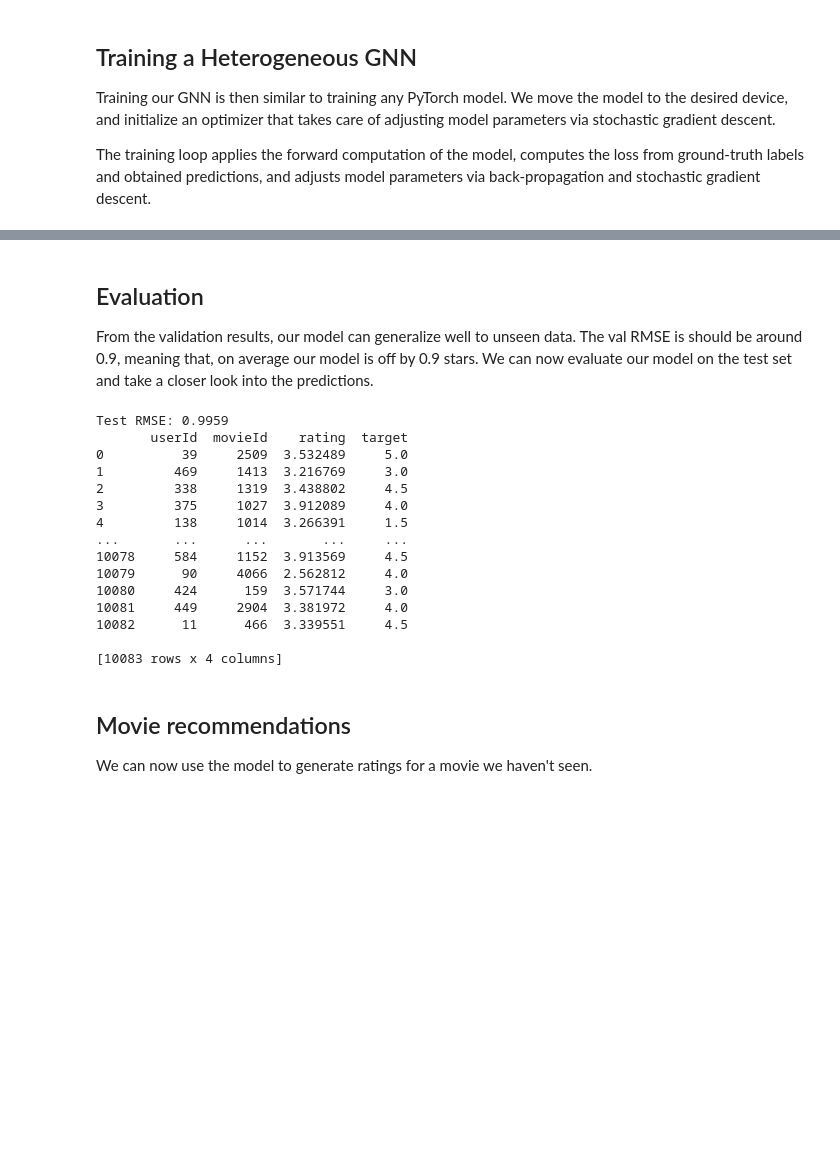
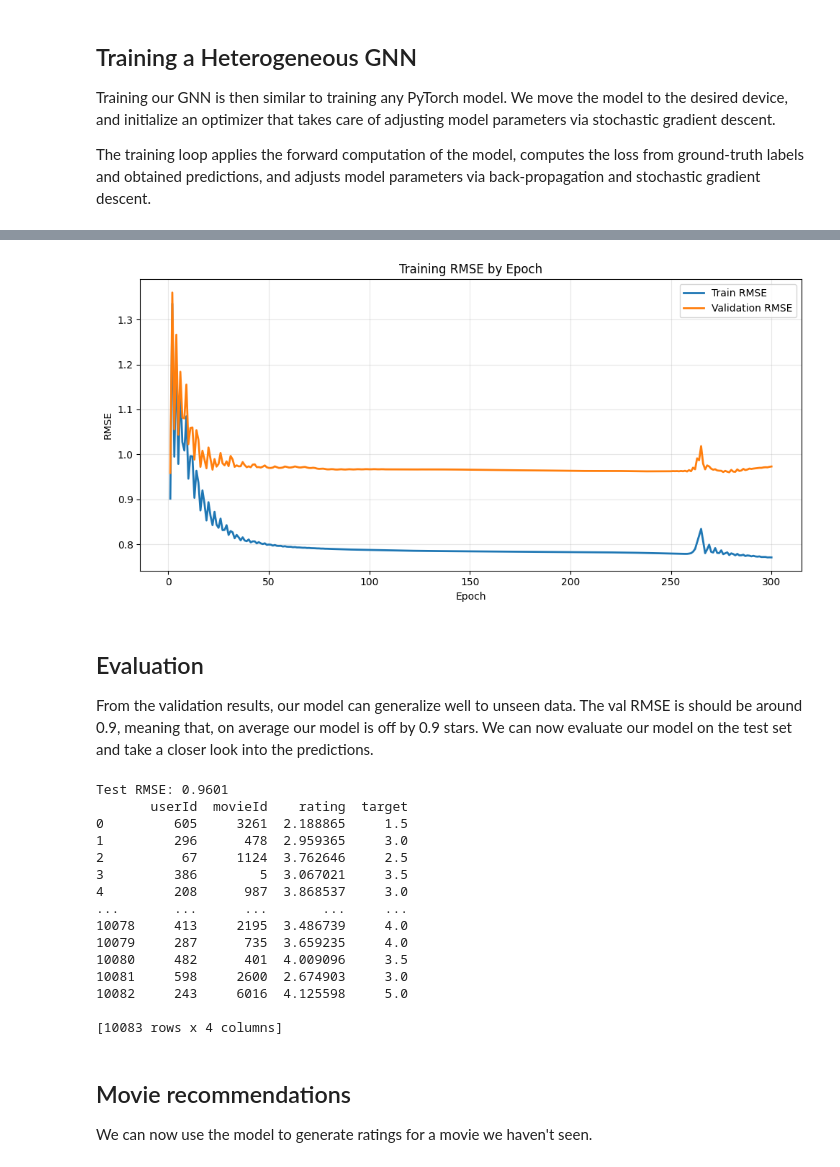
Before and after one commit to HemaNaidu91/tsm_mach_le_data, a Jupyter notebook: training/poc/graph-nn-link-regression.ipynb, the cells around one changed output, grey strips where cells are left out. Drawn from its saved outputs; the diff is of its cells as text; code cells hidden in the pictures; blank space fills up the shorter version.

```diff
--- a/training/poc/graph-nn-link-regression.ipynb
+++ b/training/poc/graph-nn-link-regression.ipynb
@@ -468,9 +489,10 @@ def train():
     pred = model(
         train_data.x_dict,
         train_data.edge_index_dict,
-        train_data["user", "movie"].edge_label_index,
+        train_data.edge_attr_dict,
+        train_data["user", "rates", "movie"].edge_label_index,
     )
-    target = train_data["user", "movie"].edge_label
+    target = train_data["user", "rates", "movie"].edge_label
     loss = F.mse_loss(pred, target)
     loss.backward()
     optimizer.step()
@@ -482,21 +504,35 @@ def test(data):
     data = data.to(device)
     model.eval()
     pred = model(
-        data.x_dict, data.edge_index_dict, data["user", "movie"].edge_label_index
+        data.x_dict,
+        data.edge_index_dict,
+        data.edge_attr_dict,
+        data["user", "rates", "movie"].edge_label_index,
     )
     pred = pred.clamp(min=0, max=5)
-    target = data["user", "movie"].edge_label.float()
+    target = data["user", "rates", "movie"].edge_label.float()
     rmse = F.mse_loss(pred, target).sqrt()
     return float(rmse)
 
+
+training_history = []
 
 for epoch in range(1, 301):
     train_data = train_data.to(device)
     loss = train()
     train_rmse = test(train_data)
     val_rmse = test(val_data)
+    training_history.append(
+        {
+            "epoch": epoch,
+            "train_rmse": train_rmse,
+            "val_rmse": val_rmse,
+        }
+    )
     print(
         f"Epoch: {epoch:03d}, Loss: {loss:.4f}, Train: {train_rmse:.4f}, "
         f"Val: {val_rmse:.4f}"
     )
+
+training_history_df = pd.DataFrame(training_history)
 # %% [output]
@@ -522,3 +561,26 @@ Epoch: 300, Loss: 0.9992, Train: 0.9994, Val: 1.0133
+# %%
+fig, ax = plt.subplots(figsize=(10, 5))
+ax.plot(
+    training_history_df["epoch"],
+    training_history_df["train_rmse"],
+    label="Train RMSE",
+    linewidth=2,
+)
+ax.plot(
+    training_history_df["epoch"],
+    training_history_df["val_rmse"],
+    label="Validation RMSE",
+    linewidth=2,
+)
+ax.set_title("Training RMSE by Epoch")
+ax.set_xlabel("Epoch")
+ax.set_ylabel("RMSE")
+ax.grid(alpha=0.3)
+ax.legend()
+plt.tight_layout()
+plt.show()
+# %% [output]
+[figure, added]
 # %% [markdown]
 ## Evaluation
 
@@ -529,15 +591,16 @@ with torch.no_grad():
     pred = model(
         test_data.x_dict,
         test_data.edge_index_dict,
-        test_data["user", "movie"].edge_label_index,
+        test_data.edge_attr_dict,
+        test_data["user", "rates", "movie"].edge_label_index,
     )
     pred = pred.clamp(min=0, max=5)
-    target = test_data["user", "movie"].edge_label.float()
+    target = test_data["user", "rates", "movie"].edge_label.float()
     rmse = F.mse_loss(pred, target).sqrt()
     print(f"Test RMSE: {rmse:.4f}")
 
-userId = test_data["user", "movie"].edge_label_index[0].cpu().numpy()
-movieId = test_data["user", "movie"].edge_label_index[1].cpu().numpy()
+userId = test_data["user", "rates", "movie"].edge_label_index[0].cpu().numpy()
+movieId = test_data["user", "rates", "movie"].edge_label_index[1].cpu().numpy()
 pred = pred.cpu().numpy()
 target = target.cpu().numpy()
 
@@ -547,19 +610,19 @@ print(
     )
 )
 # %% [output]
-Test RMSE: 0.9959
+Test RMSE: 0.9601
        userId  movieId    rating  target
-0          39     2509  3.532489     5.0
-1         469     1413  3.216769     3.0
-2         338     1319  3.438802     4.5
-3         375     1027  3.912089     4.0
-4         138     1014  3.266391     1.5
+0         605     3261  2.188865     1.5
+1         296      478  2.959365     3.0
+2          67     1124  3.762646     2.5
+3         386        5  3.067021     3.5
+4         208      987  3.868537     3.0
 ...       ...      ...       ...     ...
-10078     584     1152  3.913569     4.5
-10079      90     4066  2.562812     4.0
-10080     424      159  3.571744     3.0
-10081     449     2904  3.381972     4.0
-10082      11      466  3.339551     4.5
+10078     413     2195  3.486739     4.0
+10079     287      735  3.659235     4.0
+10080     482      401  4.009096     3.5
+10081     598     2600  2.674903     3.0
+10082     243     6016  4.125598     5.0
 
 [10083 rows x 4 columns]
 # %% [markdown]
```
Also changed, not shown: parts of 23 cells of this notebook.
